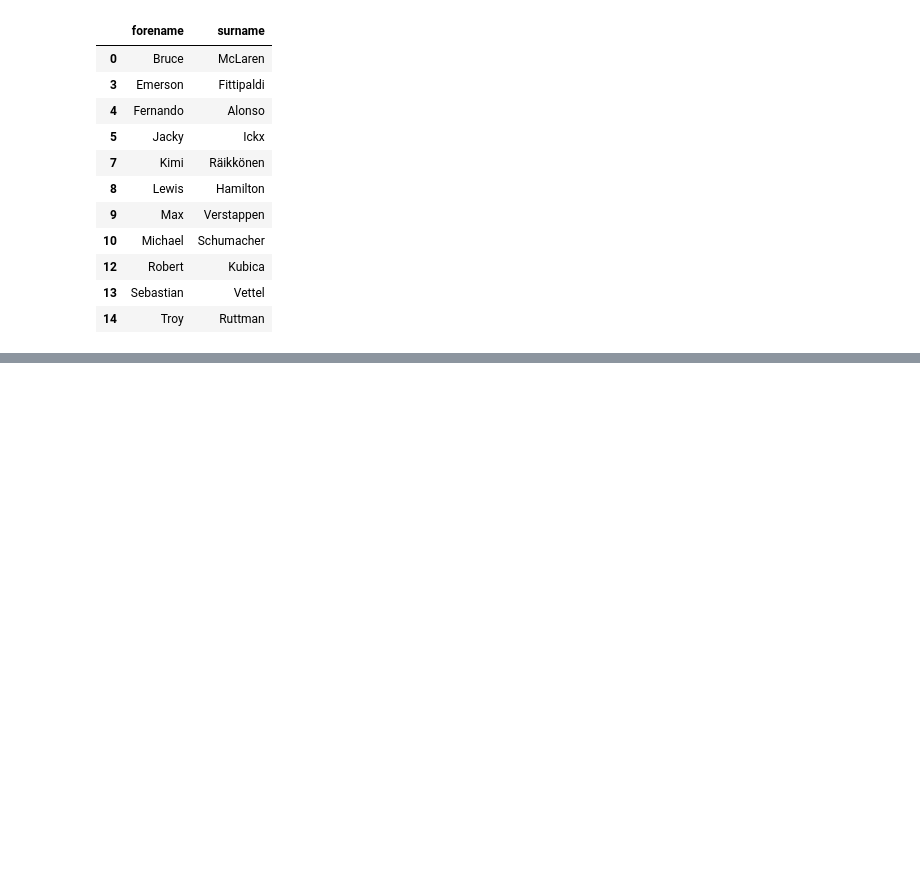
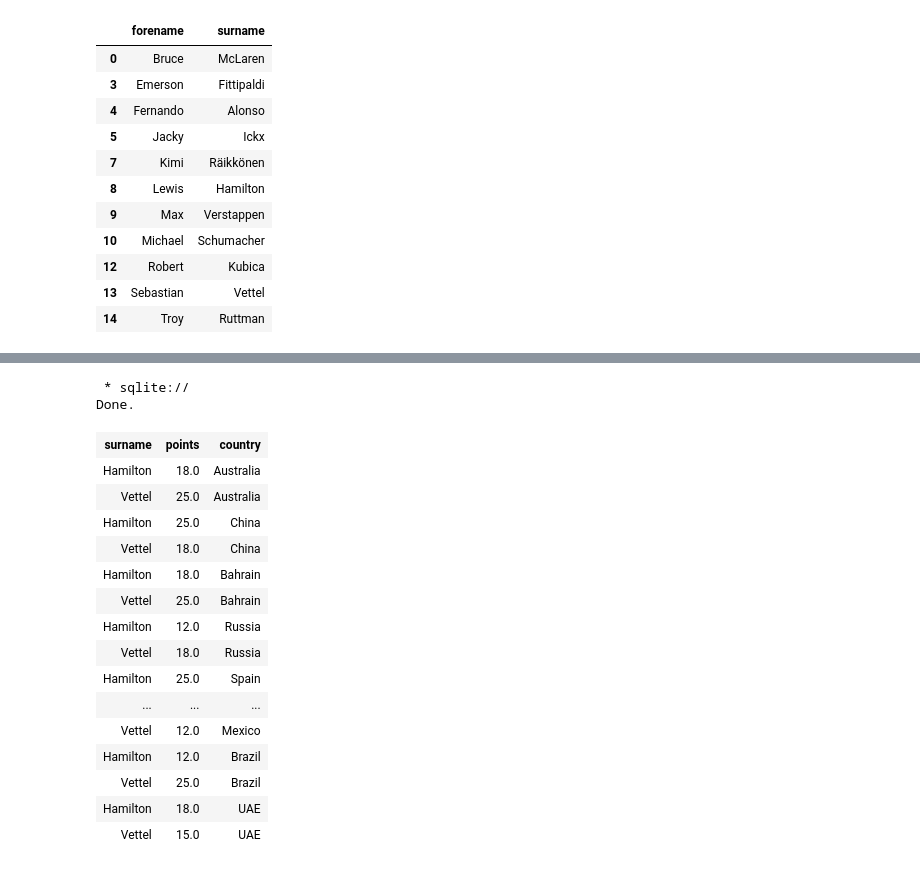
Before and after one commit to jla524/f1-analysis, a Jupyter notebook: formula-1-data-analysis.ipynb, the cells around one changed output, grey strips where cells are left out. Drawn from its saved outputs; the diff is of its cells as text; code cells hidden in the pictures; blank space fills up the shorter version.

```diff
--- a/formula-1-data-analysis.ipynb
+++ b/formula-1-data-analysis.ipynb
@@ -15,7 +15,7 @@ from datetime import datetime, timedelta, date
 # and then return the DataFrame
 
 def load_file(name, parse_dates=None):
-    path = 'clean_f1db/' + name
+    path = 'clean_f1db/' + name + '.csv'
     encoding = 'ISO-8859-1'
     if not parse_dates:
         return pd.read_csv(path)
@@ -23,14 +23,20 @@ def load_file(name, parse_dates=None):
 # %%
 # Load the CSV files and create SQL tables
 
-drivers = load_file('drivers.csv')
+drivers = load_file('drivers')
 %sql PERSIST drivers
 
-constr = load_file('constructors.csv')
+constr = load_file('constructors')
 %sql PERSIST constr
 
-results = load_file('results.csv')
+results = load_file('results')
 %sql PERSIST results
+
+races = load_file('races')
+%sql PERSIST races
+
+circuits = load_file('circuits')
+%sql PERSIST circuits
 # %% [output]
  * sqlite://
  * sqlite://
@@ -191,10 +199,3 @@ _.bar(color=colors, edgecolor='#000000')
 # %% [markdown]
 ## Problem 3
 Is the number of races each season increasing?
-# %%
-# Load races.csv as a DataFrame
-
-races = load_file('races.csv')
-%sql PERSIST races
-
-races.head()
@@ -493,0 +502,35 @@ df
+# %%
+%%sql
+
+SELECT d.surname, re.points, c.country
+  FROM races ra
+  JOIN results re
+    ON ra.raceId = re.raceId
+
+  JOIN drivers d
+    ON re.driverId = d.driverId
+
+  JOIN circuits c
+    ON ra.circuitId = c.circuitId
+ WHERE year = 2017
+  AND (surname = 'Hamilton'
+       OR surname = 'Vettel');
+# %% [output]
+ * sqlite://
+Done.
+| surname | points | country |
+| Hamilton | 18.0 | Australia |
+| Vettel | 25.0 | Australia |
+| Hamilton | 25.0 | China |
+| Vettel | 18.0 | China |
+| Hamilton | 18.0 | Bahrain |
+| Vettel | 25.0 | Bahrain |
+| Hamilton | 12.0 | Russia |
+| Vettel | 18.0 | Russia |
+| Hamilton | 25.0 | Spain |
+| ... | ... | ... |
+| Vettel | 12.0 | Mexico |
+| Hamilton | 12.0 | Brazil |
+| Vettel | 25.0 | Brazil |
+| Hamilton | 18.0 | UAE |
+| Vettel | 15.0 | UAE |
```
Also changed, not shown: parts of 8 cells of this notebook.
